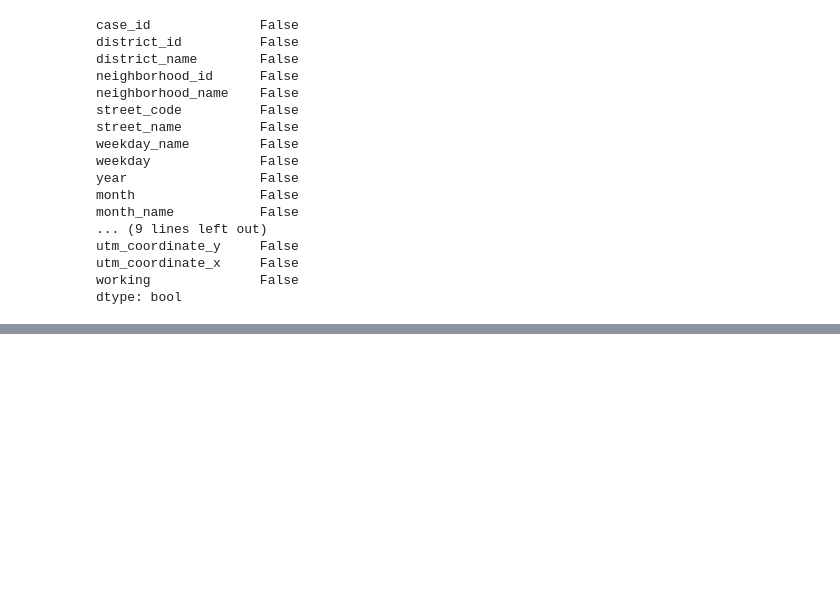
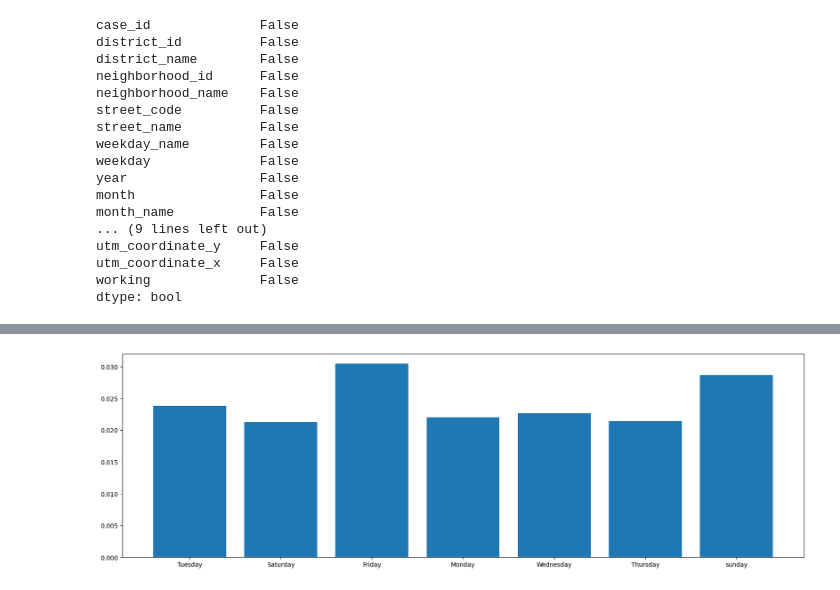
Before and after one commit to elmokh9/Road-accidents-Barcalona, a Jupyter notebook: Barcelona.ipynb, the cells around one changed output, grey strips where cells are left out. Cells and saved outputs as stored; diff of their text form; code cells hidden in the pictures; blank space fills up the shorter version.

```diff
--- a/Barcelona.ipynb
+++ b/Barcelona.ipynb
@@ -344,0 +442,8 @@ dtype: bool
+# %%
+#ax = df5.cause_incident.hist()
+plt.figure(figsize=(20,6))
+grouped_wounded = df5.groupby('weekday_name')['n_wounded_severe'].mean()
+plt.bar(df5['weekday_name'].unique(), grouped_wounded)
+plt.show()
+# %% [output]
+[figure, added]
```
Also changed, not shown: parts of 56 cells of this notebook.
